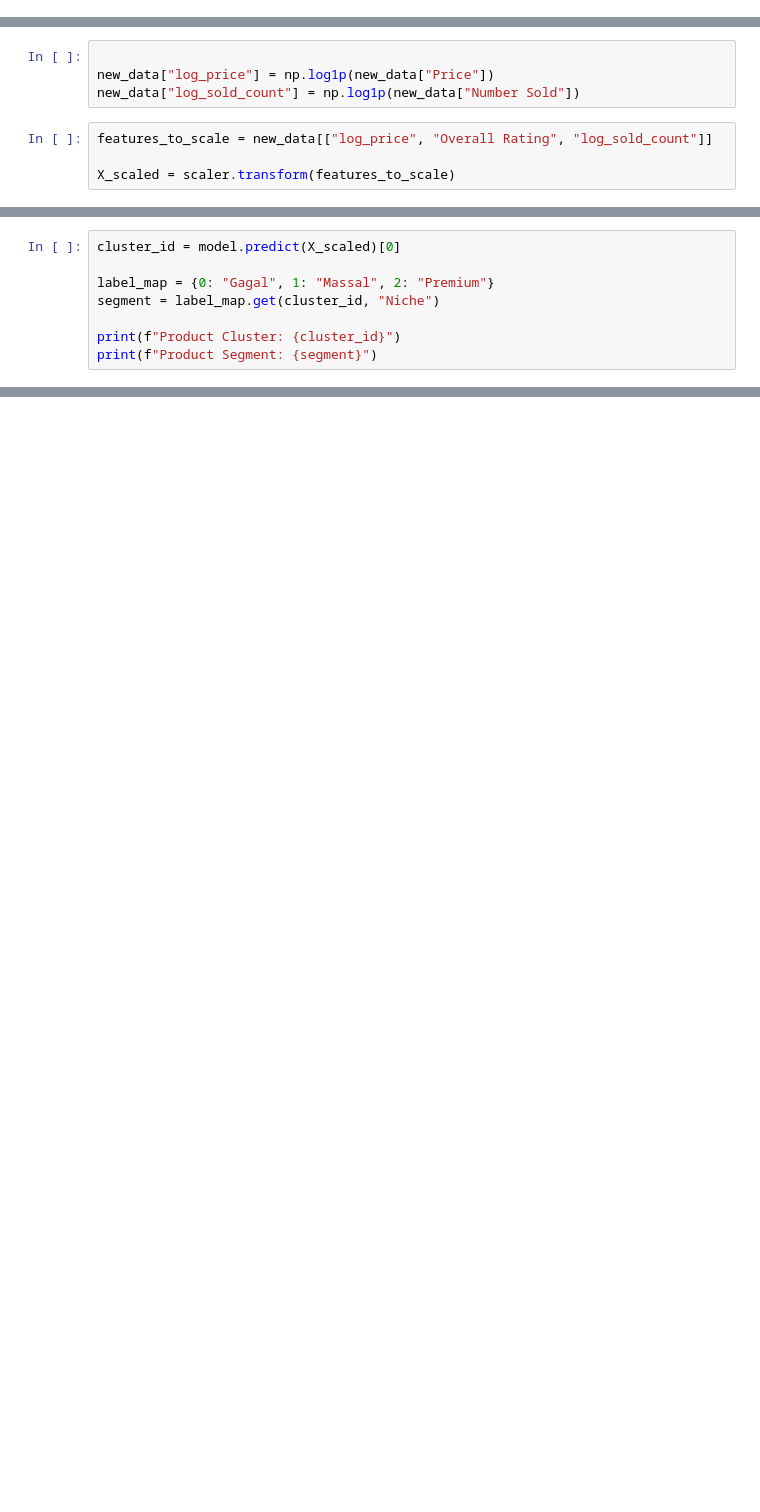
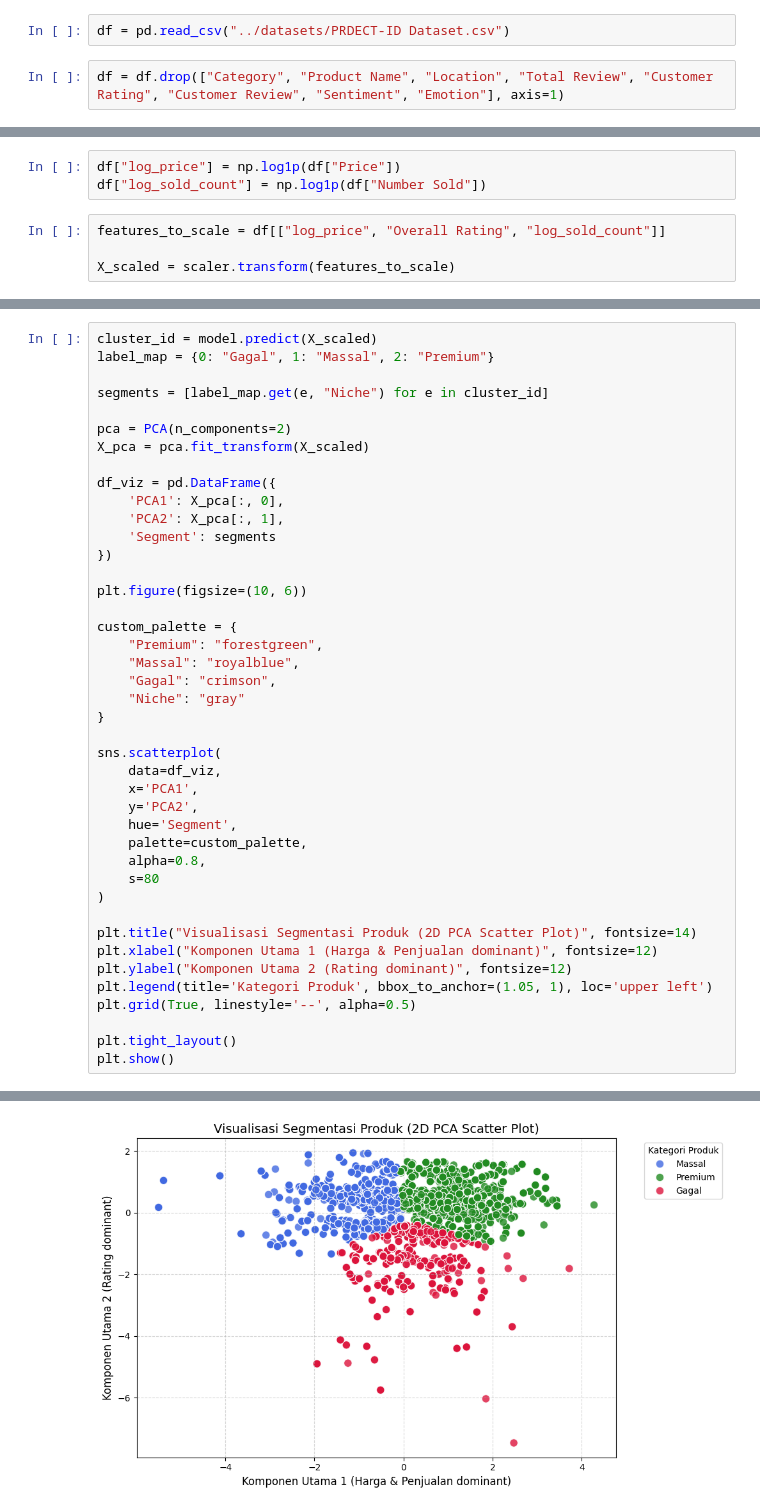
Before and after one commit to fadhilr2/tubes_SGML_computing_lab, a Jupyter notebook: unsupervised/inference.ipynb, the cells around one changed output, grey strips where cells are left out. Cells and saved outputs as stored; diff of their text form; blank space fills up the shorter version.

```diff
--- a/unsupervised/inference.ipynb
+++ b/unsupervised/inference.ipynb
@@ -13,0 +8,4 @@ new_data = pd.DataFrame([{
+# %%
+df = pd.read_csv("../datasets/PRDECT-ID Dataset.csv")
+# %%
+df = df.drop(["Category", "Product Name", "Location", "Total Review", "Customer Rating", "Customer Review", "Sentiment", "Emotion"], axis=1)
@@ -14,8 +21,7 @@ new_data = pd.DataFrame([{
 # %%
-
-new_data["log_price"] = np.log1p(new_data["Price"])
-new_data["log_sold_count"] = np.log1p(new_data["Number Sold"])
+df["log_price"] = np.log1p(df["Price"])
+df["log_sold_count"] = np.log1p(df["Number Sold"])
 # %%
-features_to_scale = new_data[["log_price", "Overall Rating", "log_sold_count"]]
+features_to_scale = df[["log_price", "Overall Rating", "log_sold_count"]]
 
 X_scaled = scaler.transform(features_to_scale)
@@ -22,9 +33,43 @@ X_scaled = scaler.transform(features_to_scale)
 # %%
-cluster_id = model.predict(X_scaled)[0]
+cluster_id = model.predict(X_scaled)
+label_map = {0: "Gagal", 1: "Massal", 2: "Premium"}
 
-label_map = {0: "Gagal", 1: "Massal", 2: "Premium"}
-segment = label_map.get(cluster_id, "Niche")
+segments = [label_map.get(e, "Niche") for e in cluster_id]
 
-print(f"Product Cluster: {cluster_id}")
-print(f"Product Segment: {segment}")
+pca = PCA(n_components=2)
+X_pca = pca.fit_transform(X_scaled)
+
+df_viz = pd.DataFrame({
+    'PCA1': X_pca[:, 0],
+    'PCA2': X_pca[:, 1],
+    'Segment': segments
+})
+
+plt.figure(figsize=(10, 6))
+
+custom_palette = {
+    "Premium": "forestgreen",
+    "Massal": "royalblue",
+    "Gagal": "crimson",
+    "Niche": "gray"
+}
+
+sns.scatterplot(
+    data=df_viz,
+    x='PCA1',
+    y='PCA2',
+    hue='Segment',
+    palette=custom_palette,
+    alpha=0.8,
+    s=80
+)
+
+plt.title("Visualisasi Segmentasi Produk (2D PCA Scatter Plot)", fontsize=14)
+plt.xlabel("Komponen Utama 1 (Harga & Penjualan dominant)", fontsize=12)
+plt.ylabel("Komponen Utama 2 (Rating dominant)", fontsize=12)
+plt.legend(title='Kategori Produk', bbox_to_anchor=(1.05, 1), loc='upper left')
+plt.grid(True, linestyle='--', alpha=0.5)
+
+plt.tight_layout()
+plt.show()
 # %% [output]
@@ -32,0 +76 @@ Product Segment: Premium
+[figure, added]
```
Also changed, not shown: parts of 4 cells of this notebook, 2 other files.
